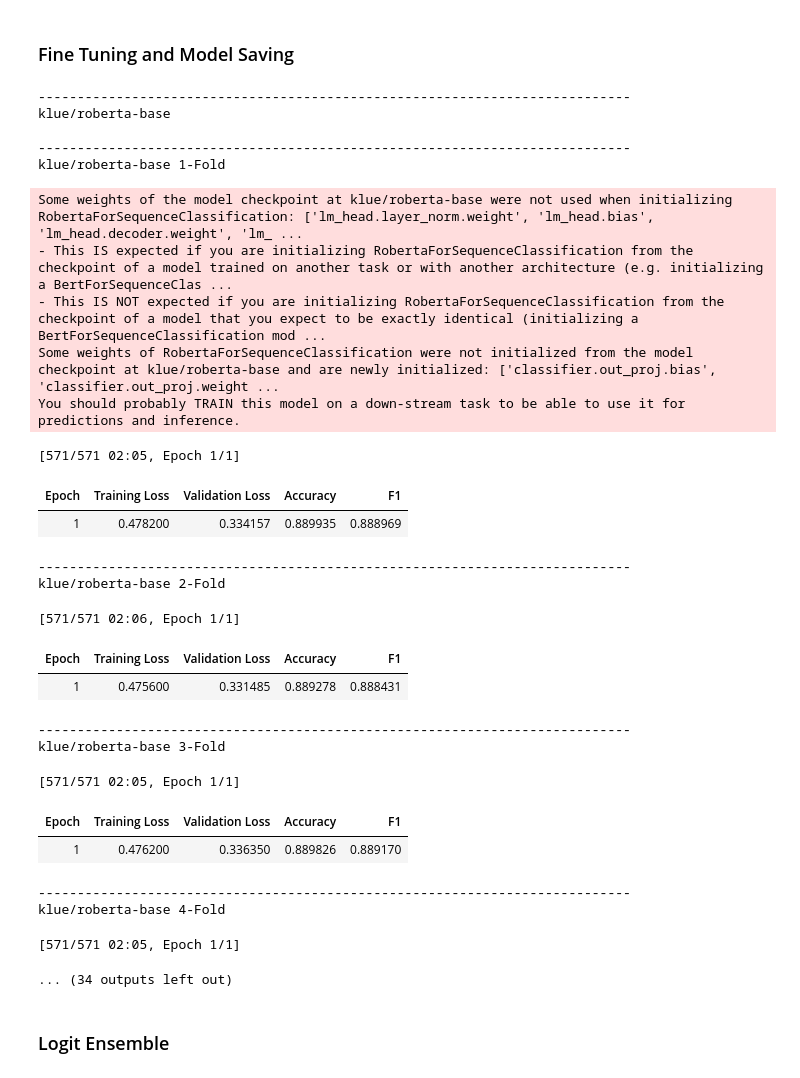
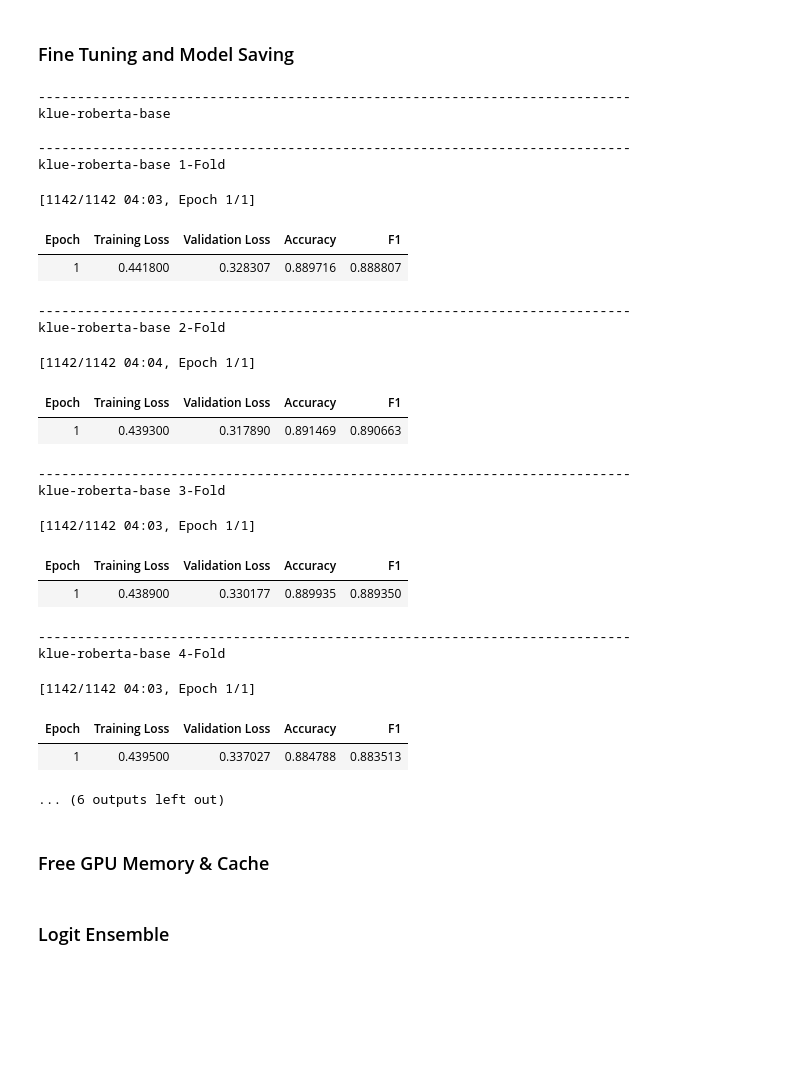
Before and after one commit to dotsnangles/text-classification-with-BERT, a Jupyter notebook: main.ipynb, the cells around one changed output. Saved outputs shown, nothing was run; the diff lists cells and outputs as text; code cells hidden in the pictures; blank space fills up the shorter version.

```diff
--- a/main.ipynb
+++ b/main.ipynb
@@ -26,0 +29,13 @@ import gc
+# %%
+model_names = ['klue/roberta-base', 'bert-base-multilingual-uncased', 'xlm-roberta-base']
+
+for model_name in model_names:
+    model = AutoModelForSequenceClassification.from_pretrained(model_name, num_labels=7)
+    tokenizer = AutoTokenizer.from_pretrained(model_name)
+
+    model_name = model_name.replace('/', '-')
+
+    model.save_pretrained(f'models/{model_name}')
+    tokenizer.save_pretrained(f'models/{model_name}')
+
+    model_name = model_name.replace('klue-roberta-base', 'klue/roberta-base')
@@ -28,10 +59,11 @@ import gc
 ### Global Configration
 # %%
 num_labels = 7
-models = ['klue/roberta-base', 'bert-base-multilingual-uncased', 'xlm-roberta-base']
+models = ['klue-roberta-base', 'bert-base-multilingual-uncased', 'xlm-roberta-base']
 data_path = '/content/train_data.csv'
-batch_size = 64
+batch_size = 32
 num_train_epochs = 1
+device = torch.device("cuda" if torch.cuda.is_available() else "cpu")
 # %% [markdown]
 ### Function Declaration
 # %%
@@ -70,8 +102,8 @@ for model_n in models:
         print(f'{model_ckpt} {foldNum}-Fold')
 
         # Model instantiation
-        model = AutoModelForSequenceClassification.from_pretrained(model_ckpt, num_labels=num_labels,)
-        tokenizer = AutoTokenizer.from_pretrained(model_ckpt)
+        model = AutoModelForSequenceClassification.from_pretrained('models/' + model_ckpt, num_labels=num_labels, local_files_only=True)
+        tokenizer = AutoTokenizer.from_pretrained('models/' + model_ckpt)
         data_collator = DataCollatorWithPadding(tokenizer=tokenizer)
 
         # Tokenization
@@ -99,62 +131,64 @@ for model_n in models:
         # Training
         logging_steps = len(train_encoded) // batch_size
 
-        model_ckpt = model_ckpt.replace('/', '-')
+        # model_ckpt = model_ckpt.replace('/', '-')
         model_name = f"{model_ckpt}-tc-{foldNum}"
 
         training_args = TrainingArguments(output_dir='log/' + model_name,
                                             num_train_epochs=num_train_epochs,
                                             learning_rate=2e-5,
                                             per_device_train_batch_size=batch_size,
                                             per_device_eval_batch_size=batch_size,
                                             weight_decay=0.01,
                                             evaluation_strategy="epoch",
                                             disable_tqdm=False,
                                             logging_steps=logging_steps,
                                             push_to_hub=False,
                                             log_level="error")
 
         trainer = Trainer(model=model,
                     args=training_args,
                     compute_metrics=compute_metrics,
                     train_dataset=train_encoded,
                     eval_dataset=test_encoded,
                     tokenizer=tokenizer,
                     data_collator=data_collator)
 
         trainer.train()
 
         tokenizer.save_pretrained(f'saved/{model_name}')
         model.save_pretrained(f'saved/{model_name}')
 
-        model_ckpt = model_ckpt.replace('klue-roberta-base', 'klue/roberta-base')
+        # model_ckpt = model_ckpt.replace('klue-roberta-base', 'klue/roberta-base')
+
+        del model
+        torch.cuda.empty_cache()
 
         foldNum += 1
 # %% [output]
 ----------------------------------------------------------------------------
-klue/roberta-base
+klue-roberta-base
 
 ----------------------------------------------------------------------------
-klue/roberta-base 1-Fold
+klue-roberta-base 1-Fold
-Some weights of the model checkpoint at klue/roberta-base were not used when initializing RobertaForSequenceClassification: ['lm_head.layer_norm.weight', 'lm_head.bias', 'lm_head.decoder.weight', 'lm_ ...
-- This IS expected if you are initializing RobertaForSequenceClassification from the checkpoint of a model trained on another task or with another architecture (e.g. initializing a BertForSequenceClas ...
-- This IS NOT expected if you are initializing RobertaForSequenceClassification from the checkpoint of a model that you expect to be exactly identical (initializing a BertForSequenceClassification mod ...
-Some weights of RobertaForSequenceClassification were not initialized from the model checkpoint at klue/roberta-base and are newly initialized: ['classifier.out_proj.bias', 'classifier.out_proj.weight ...
-You should probably TRAIN this model on a down-stream task to be able to use it for predictions and inference.
+[1142/1142 04:03, Epoch 1/1]
+| Epoch | Training Loss | Validation Loss | Accuracy | F1 |
+| 1 | 0.441800 | 0.328307 | 0.889716 | 0.888807 |
-[571/571 02:05, Epoch 1/1]
+----------------------------------------------------------------------------
+klue-roberta-base 2-Fold
-| Epoch | Training Loss | Validation Loss | Accuracy | F1 |
-| 1 | 0.478200 | 0.334157 | 0.889935 | 0.888969 |
-----------------------------------------------------------------------------
-klue/roberta-base 2-Fold
+[1142/1142 04:04, Epoch 1/1]
+| Epoch | Training Loss | Validation Loss | Accuracy | F1 |
+| 1 | 0.439300 | 0.317890 | 0.891469 | 0.890663 |
-[571/571 02:06, Epoch 1/1]
+----------------------------------------------------------------------------
+klue-roberta-base 3-Fold
-| Epoch | Training Loss | Validation Loss | Accuracy | F1 |
-| 1 | 0.475600 | 0.331485 | 0.889278 | 0.888431 |
-----------------------------------------------------------------------------
-klue/roberta-base 3-Fold
+[1142/1142 04:03, Epoch 1/1]
+| Epoch | Training Loss | Validation Loss | Accuracy | F1 |
+| 1 | 0.438900 | 0.330177 | 0.889935 | 0.889350 |
-[571/571 02:05, Epoch 1/1]
+----------------------------------------------------------------------------
+klue-roberta-base 4-Fold
-| Epoch | Training Loss | Validation Loss | Accuracy | F1 |
-| 1 | 0.476200 | 0.336350 | 0.889826 | 0.889170 |
-----------------------------------------------------------------------------
-klue/roberta-base 4-Fold
+[1142/1142 04:03, Epoch 1/1]
+| Epoch | Training Loss | Validation Loss | Accuracy | F1 |
+| 1 | 0.439500 | 0.337027 | 0.884788 | 0.883513 |
-[571/571 02:05, Epoch 1/1]
+... (6 outputs left out)
-... (34 outputs left out)
+# %% [markdown]
+### Free GPU Memory & Cache
```
Also changed, not shown: parts of 13 cells of this notebook.
